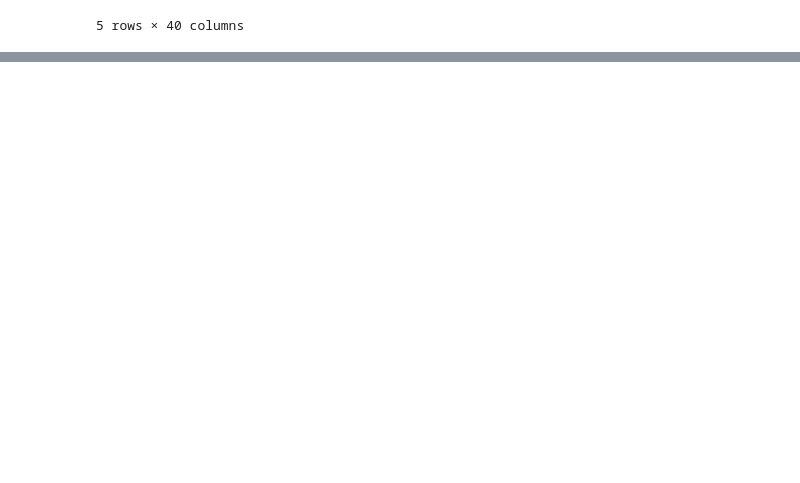
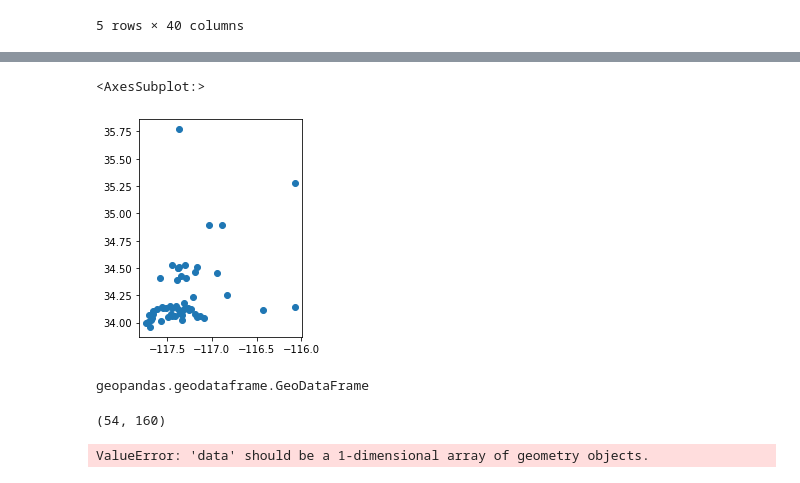
Before and after one commit to nnasr001/PBPL280S21Project1, a Jupyter notebook: Schoolsproject.ipynb, the cells around one changed output, grey strips where cells are left out. Drawn from its saved outputs; the diff is of its cells as text; code cells hidden in the pictures; blank space fills up the shorter version.

```diff
--- a/Schoolsproject.ipynb
+++ b/Schoolsproject.ipynb
@@ -241,0 +267,7 @@ sbschools.head()
+# %%
+rivcoschools = geopandas.GeoDataFrame(sbschools, geometry = "geometry_y")
+# %%
+rivcoschools.plot()
+# %% [output]
+<AxesSubplot:>
+[figure, added]
@@ -241,0 +276,12 @@ sbschools.head()
+# %%
+type(counties)
+# %% [output]
+geopandas.geodataframe.GeoDataFrame
+# %%
+counties.shape
+# %% [output]
+(54, 160)
+# %%
+counties = geopandas.GeoDataFrame(counties, geometry = "geometry_y")
+# %% [output]
+ValueError: 'data' should be a 1-dimensional array of geometry objects.
```
Also changed, not shown: parts of 8 cells of this notebook.
